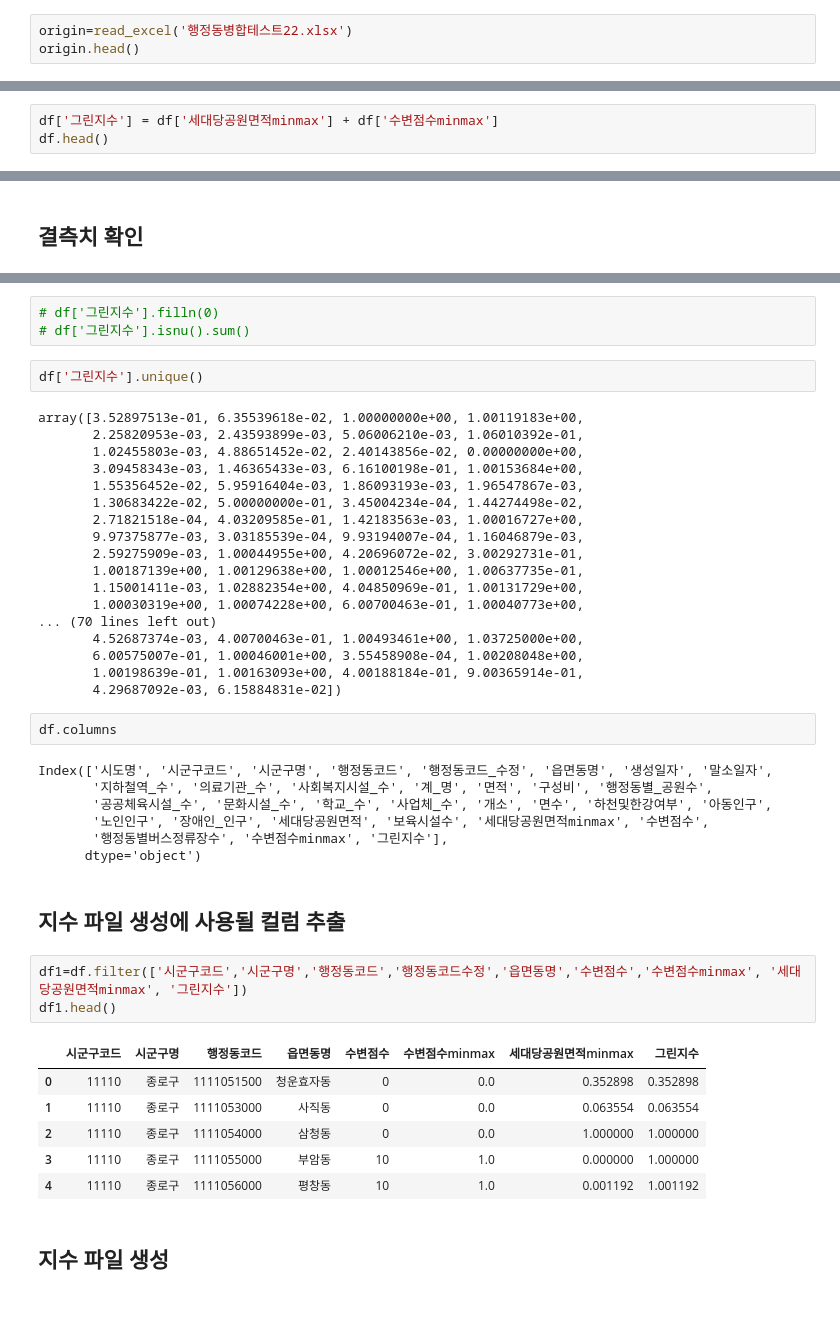
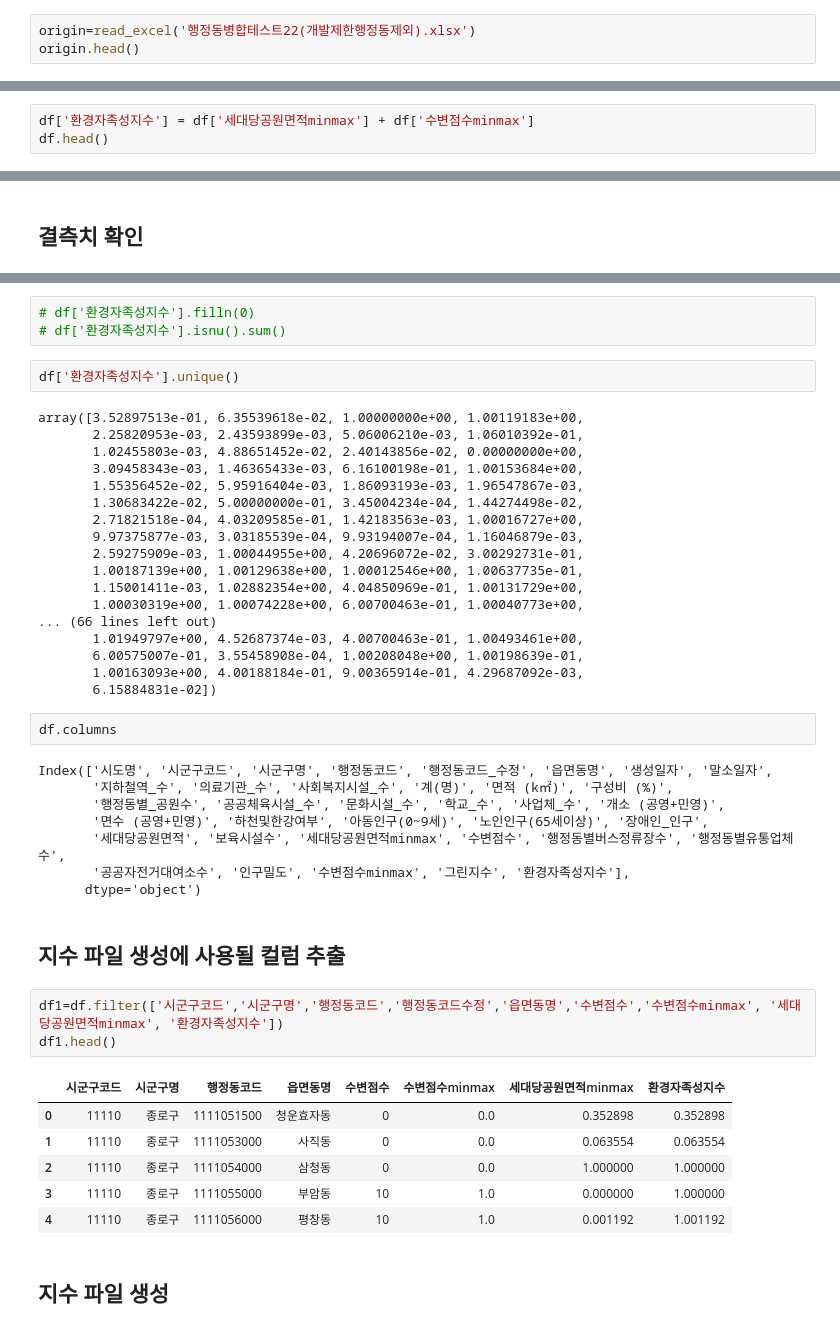
Before and after one commit to jaekim3220/finalproject, a Jupyter notebook: 1-지수및수변점수화/환경자족성지수/환경자족성지수.ipynb, the cells around one changed output, grey strips where cells are left out. Cells and saved outputs as stored; diff of their text form.

```diff
--- a/1-지수및수변점수화/환경자족성지수/환경자족성지수.ipynb
+++ b/1-지수및수변점수화/환경자족성지수/환경자족성지수.ipynb
@@ -12,7 +12,7 @@ from factor_analyzer.factor_analyzer import calculate_kmo
 # %% [markdown]
 ## 데이터 준비
 # %%
-origin=read_excel('행정동병합테스트22.xlsx')
+origin=read_excel('행정동병합테스트22(개발제한행정동제외).xlsx')
 origin.head()
 # %%
 origin.columns
@@ -37,3 +37,3 @@ df.head()
 # %%
-df['그린지수'] = df['세대당공원면적minmax'] + df['수변점수minmax']
+df['환경자족성지수'] = df['세대당공원면적minmax'] + df['수변점수minmax']
 df.head()
@@ -62,10 +70,10 @@ df['그린지수'].isna().sum()
 # %% [output]
 0
 # %%
-# df['그린지수'].filln(0)
-# df['그린지수'].isnu().sum()
+# df['환경자족성지수'].filln(0)
+# df['환경자족성지수'].isnu().sum()
 # %%
-df['그린지수'].unique()
+df['환경자족성지수'].unique()
 # %% [output]
 array([3.52897513e-01, 6.35539618e-02, 1.00000000e+00, 1.00119183e+00,
        2.25820953e-03, 2.43593899e-03, 5.06006210e-03, 1.06010392e-01,
@@ -79,27 +87,28 @@ array([3.52897513e-01, 6.35539618e-02, 1.00000000e+00, 1.00119183e+00,
        1.00187139e+00, 1.00129638e+00, 1.00012546e+00, 1.00637735e-01,
        1.15001411e-03, 1.02882354e+00, 4.04850969e-01, 1.00131729e+00,
        1.00030319e+00, 1.00074228e+00, 6.00700463e-01, 1.00040773e+00,
-... (70 lines left out)
-       4.52687374e-03, 4.00700463e-01, 1.00493461e+00, 1.03725000e+00,
-       6.00575007e-01, 1.00046001e+00, 3.55458908e-04, 1.00208048e+00,
-       1.00198639e-01, 1.00163093e+00, 4.00188184e-01, 9.00365914e-01,
-       4.29687092e-03, 6.15884831e-02])
+... (66 lines left out)
+       1.01949797e+00, 4.52687374e-03, 4.00700463e-01, 1.00493461e+00,
+       6.00575007e-01, 3.55458908e-04, 1.00208048e+00, 1.00198639e-01,
+       1.00163093e+00, 4.00188184e-01, 9.00365914e-01, 4.29687092e-03,
+       6.15884831e-02])
 # %%
 df.columns
 # %% [output]
 Index(['시도명', '시군구코드', '시군구명', '행정동코드', '행정동코드_수정', '읍면동명', '생성일자', '말소일자',
-       '지하철역_수', '의료기관_수', '사회복지시설_수', '계_명', '면적', '구성비', '행정동별_공원수',
-       '공공체육시설_수', '문화시설_수', '학교_수', '사업체_수', '개소', '면수', '하천및한강여부', '아동인구',
-       '노인인구', '장애인_인구', '세대당공원면적', '보육시설수', '세대당공원면적minmax', '수변점수',
-       '행정동별버스정류장수', '수변점수minmax', '그린지수'],
+       '지하철역_수', '의료기관_수', '사회복지시설_수', '계(명)', '면적 (k㎡)', '구성비 (%)',
+       '행정동별_공원수', '공공체육시설_수', '문화시설_수', '학교_수', '사업체_수', '개소 (공영+민영)',
+       '면수 (공영+민영)', '하천및한강여부', '아동인구(0~9세)', '노인인구(65세이상)', '장애인_인구',
+       '세대당공원면적', '보육시설수', '세대당공원면적minmax', '수변점수', '행정동별버스정류장수', '행정동별유통업체수',
+       '공공자전거대여소수', '인구밀도', '수변점수minmax', '그린지수', '환경자족성지수'],
       dtype='object')
 # %% [markdown]
 ## 지수 파일 생성에 사용될 컬럼 추출
 # %%
-df1=df.filter(['시군구코드','시군구명','행정동코드','행정동코드수정','읍면동명','수변점수','수변점수minmax', '세대당공원면적minmax', '그린지수'])
+df1=df.filter(['시군구코드','시군구명','행정동코드','행정동코드수정','읍면동명','수변점수','수변점수minmax', '세대당공원면적minmax', '환경자족성지수'])
 df1.head()
 # %% [output]
-|  | 시군구코드 | 시군구명 | 행정동코드 | 읍면동명 | 수변점수 | 수변점수minmax | 세대당공원면적minmax | 그린지수 |
+|  | 시군구코드 | 시군구명 | 행정동코드 | 읍면동명 | 수변점수 | 수변점수minmax | 세대당공원면적minmax | 환경자족성지수 |
 | 0 | 11110 | 종로구 | 1111051500 | 청운효자동 | 0 | 0.0 | 0.352898 | 0.352898 |
 | 1 | 11110 | 종로구 | 1111053000 | 사직동 | 0 | 0.0 | 0.063554 | 0.063554 |
 | 2 | 11110 | 종로구 | 1111054000 | 삼청동 | 0 | 0.0 | 1.000000 | 1.000000 |
```
Also changed, not shown: parts of 8 cells of this notebook, 8 other files.
